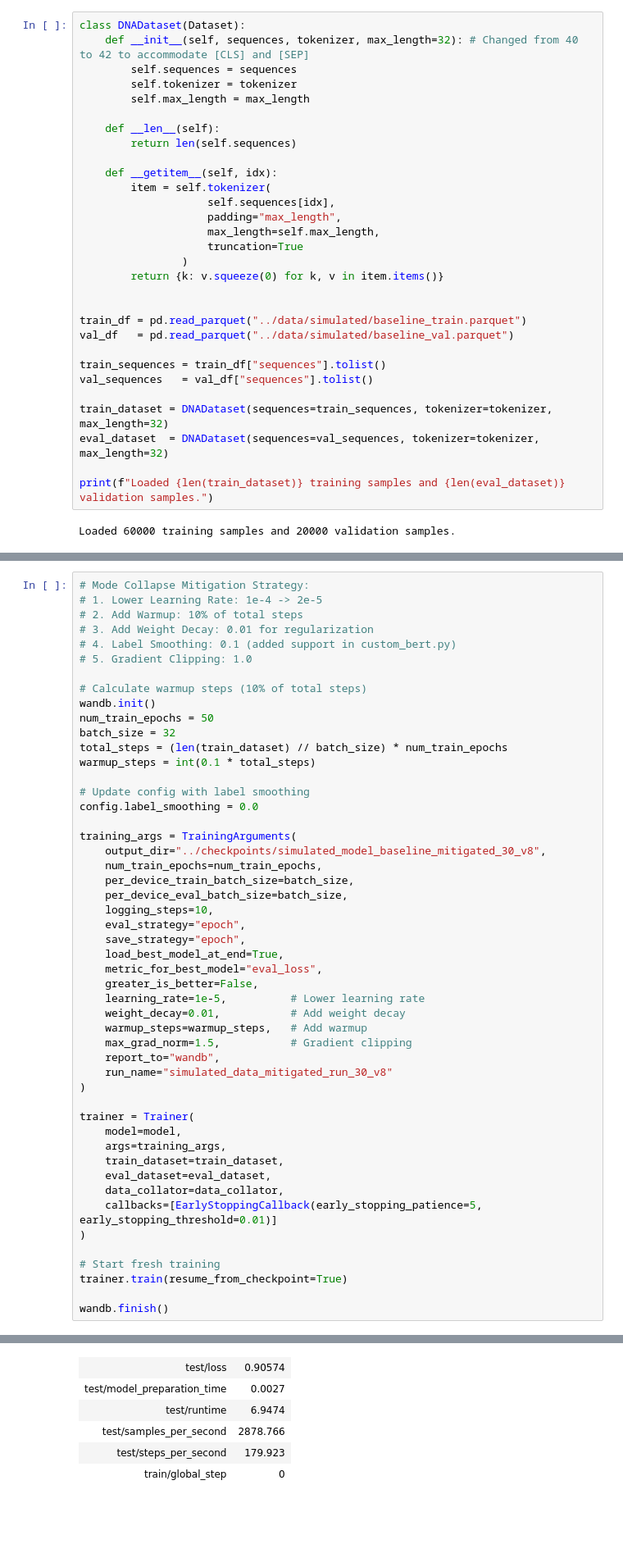
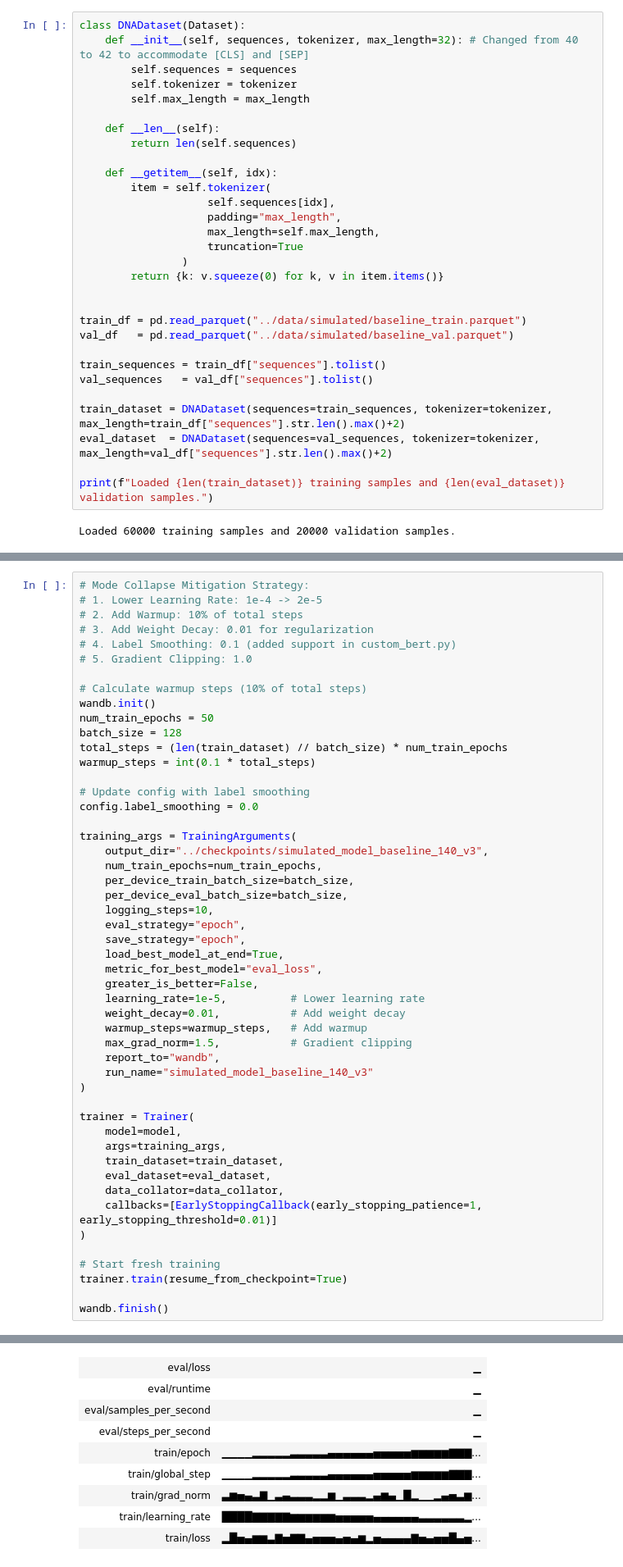
Before and after one commit to LegoCreation/InsDelGLM, a Jupyter notebook: notebooks/simulated_model_baseline.ipynb, the cells around one changed output, grey strips where cells are left out. Shown at 82% size. Cells and saved outputs as stored; diff of their text form; blank space fills up the shorter version.

```diff
--- a/notebooks/simulated_model_baseline.ipynb
+++ b/notebooks/simulated_model_baseline.ipynb
@@ -126,8 +126,8 @@ val_df   = pd.read_parquet("../data/simulated/baseline_val.parquet")
 train_sequences = train_df["sequences"].tolist()
 val_sequences   = val_df["sequences"].tolist()
 
-train_dataset = DNADataset(sequences=train_sequences, tokenizer=tokenizer, max_length=32)
-eval_dataset  = DNADataset(sequences=val_sequences, tokenizer=tokenizer, max_length=32)
+train_dataset = DNADataset(sequences=train_sequences, tokenizer=tokenizer, max_length=train_df["sequences"].str.len().max()+2)
+eval_dataset  = DNADataset(sequences=val_sequences, tokenizer=tokenizer, max_length=val_df["sequences"].str.len().max()+2)
 
 print(f"Loaded {len(train_dataset)} training samples and {len(eval_dataset)} validation samples.")
 # %% [output]
@@ -148,7 +148,7 @@ torch.Size([32])
 # Calculate warmup steps (10% of total steps)
 wandb.init()
 num_train_epochs = 50
-batch_size = 32
+batch_size = 128
 total_steps = (len(train_dataset) // batch_size) * num_train_epochs
 warmup_steps = int(0.1 * total_steps)
 
@@ -156,7 +156,7 @@ warmup_steps = int(0.1 * total_steps)
 config.label_smoothing = 0.0
 
 training_args = TrainingArguments(
-    output_dir="../checkpoints/simulated_model_baseline_mitigated_30_v8",
+    output_dir="../checkpoints/simulated_model_baseline_140_v3",
     num_train_epochs=num_train_epochs,
     per_device_train_batch_size=batch_size,
     per_device_eval_batch_size=batch_size,
@@ -171,7 +171,7 @@ training_args = TrainingArguments(
     warmup_steps=warmup_steps,   # Add warmup
     max_grad_norm=1.5,           # Gradient clipping
     report_to="wandb",
-    run_name="simulated_data_mitigated_run_30_v8"
+    run_name="simulated_model_baseline_140_v3"
 )
 
 trainer = Trainer(
@@ -180,7 +180,7 @@ trainer = Trainer(
     train_dataset=train_dataset,
     eval_dataset=eval_dataset,
     data_collator=data_collator,
-    callbacks=[EarlyStoppingCallback(early_stopping_patience=5, early_stopping_threshold=0.01)]
+    callbacks=[EarlyStoppingCallback(early_stopping_patience=1, early_stopping_threshold=0.01)]
 )
 
 # Start fresh training
@@ -202,6 +203,9 @@ Run summary:
-| test/loss | 0.90574 |
-| test/model_preparation_time | 0.0027 |
-| test/runtime | 6.9474 |
-| test/samples_per_second | 2878.766 |
-| test/steps_per_second | 179.923 |
-| train/global_step | 0 |
+| eval/loss | ▁ |
+| eval/runtime | ▁ |
+| eval/samples_per_second | ▁ |
+| eval/steps_per_second | ▁ |
+| train/epoch | ▁▁▁▁▂▂▂▂▂▃▃▃▃▃▄▄▄▄▄▄▅▅▅▅▅▆▆▆▆▆▇▇▇... |
+| train/global_step | ▁▁▁▁▂▂▂▂▂▃▃▃▃▃▄▄▄▄▄▄▅▅▅▅▅▆▆▆▆▆▇▇▇... |
+| train/grad_norm | ▃▆▅▄▃▇▁▃▄▃▃▃▂▂▆▁▃▃▃▂▄▆▄▁█▂▁▁▂▄▅▃▆... |
+| train/learning_rate | ████▇▇▇▇▇▆▆▆▆▆▆▅▅▅▅▅▄▄▄▄▄▄▃▃▃▃▃▃▂... |
+| train/loss | ▂█▅▄▆▆▃▇▅▇▇▄▅▅▅▄▅▄▆▂▅▄▄▄▄▇▅▄▅▅█▄▅... |
```
Also changed, not shown: parts of 5 cells of this notebook, 13 other files.
